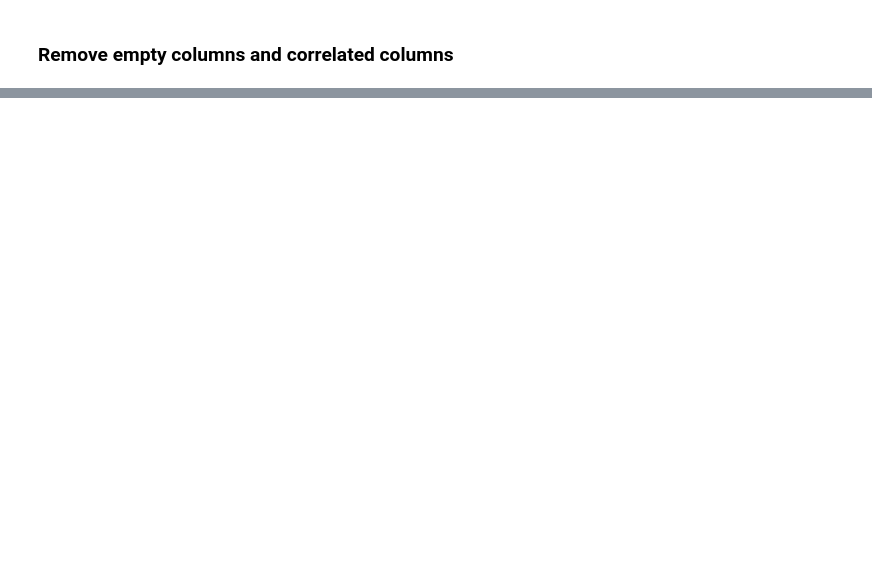
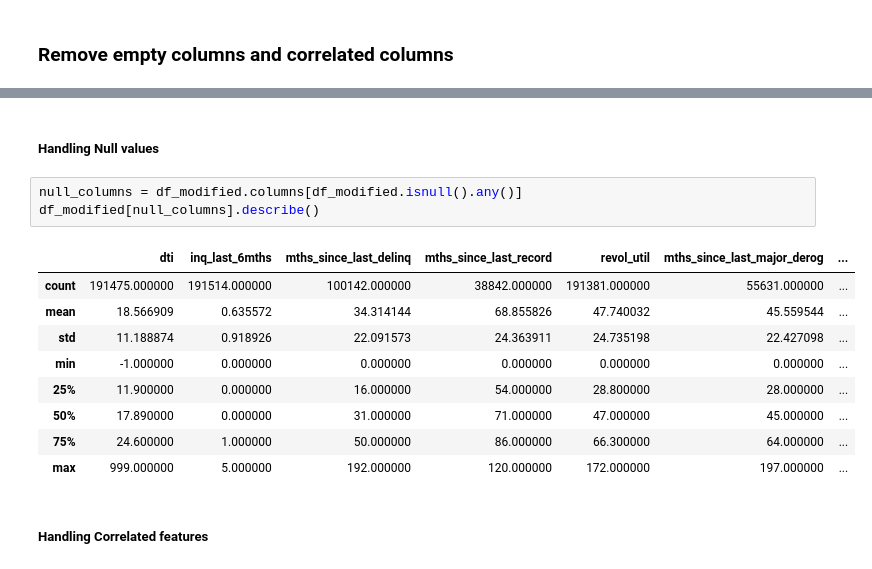
Before and after one commit to SenithDilitha/AIAndInnovation, a Jupyter notebook: LoanStatusPrediction/loan_status_prediction.ipynb, the cells around one changed output, grey strips where cells are left out. Cells and saved outputs as stored; diff of their text form; blank space fills up the shorter version.

```diff
--- a/LoanStatusPrediction/loan_status_prediction.ipynb
+++ b/LoanStatusPrediction/loan_status_prediction.ipynb
@@ -150,0 +201,17 @@ Name: policy_code, dtype: float64
+# %% [markdown]
+##### Handling Null values
+# %%
+null_columns = df_modified.columns[df_modified.isnull().any()]
+df_modified[null_columns].describe()
+# %% [output]
+|  | dti | inq_last_6mths | mths_since_last_delinq | mths_since_last_record | revol_util | mths_since_last_major_derog | ... |
+| count | 191475.000000 | 191514.000000 | 100142.000000 | 38842.000000 | 191381.000000 | 55631.000000 | ... |
+| mean | 18.566909 | 0.635572 | 34.314144 | 68.855826 | 47.740032 | 45.559544 | ... |
+| std | 11.188874 | 0.918926 | 22.091573 | 24.363911 | 24.735198 | 22.427098 | ... |
+| min | -1.000000 | 0.000000 | 0.000000 | 0.000000 | 0.000000 | 0.000000 | ... |
+| 25% | 11.900000 | 0.000000 | 16.000000 | 54.000000 | 28.800000 | 28.000000 | ... |
+| 50% | 17.890000 | 0.000000 | 31.000000 | 71.000000 | 47.000000 | 45.000000 | ... |
+| 75% | 24.600000 | 1.000000 | 50.000000 | 86.000000 | 66.300000 | 64.000000 | ... |
+| max | 999.000000 | 5.000000 | 192.000000 | 120.000000 | 172.000000 | 197.000000 | ... |
+# %% [markdown]
+##### Handling Correlated features
```
Also changed, not shown: parts of 9 cells of this notebook, 1 other file.
